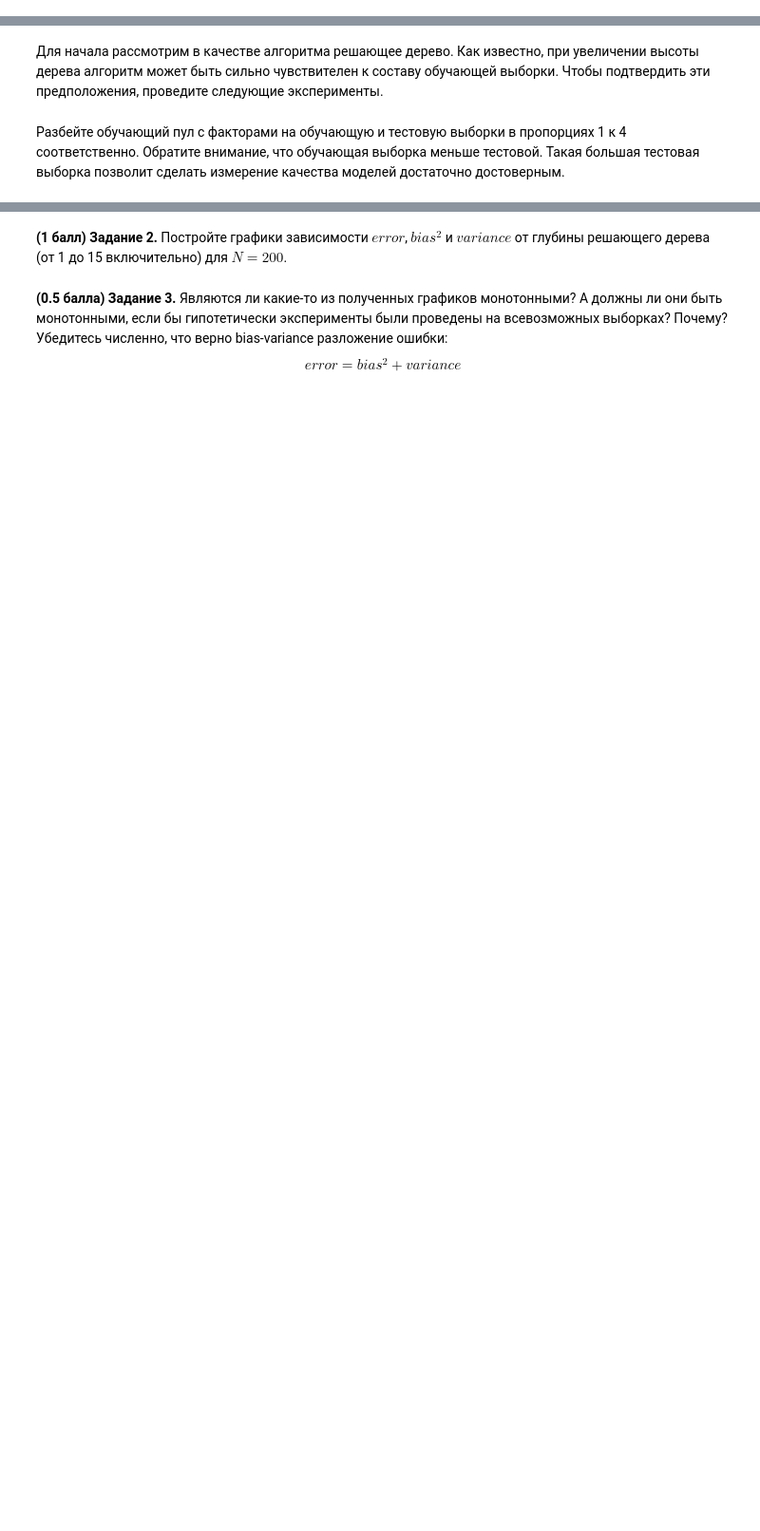
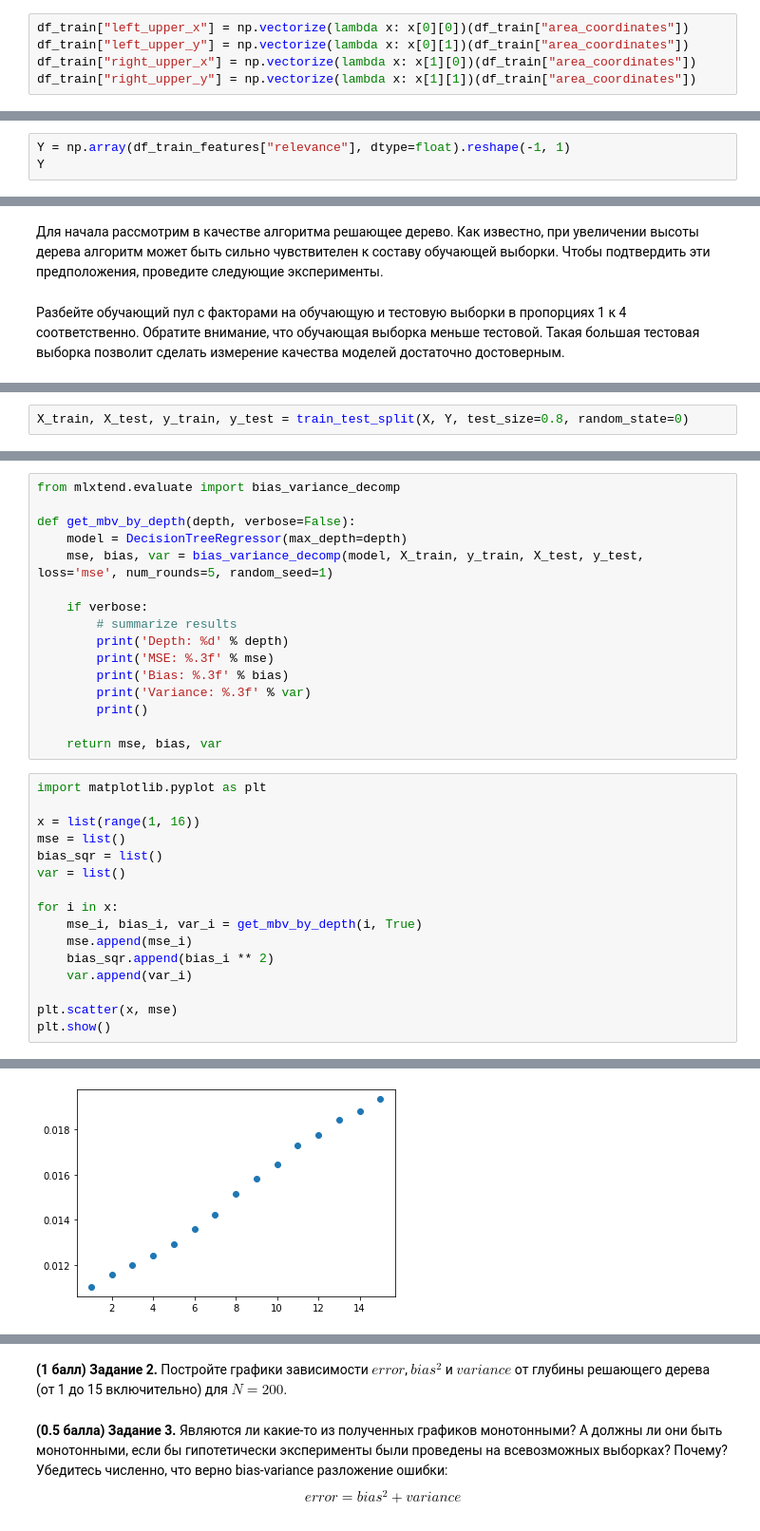
Before and after one commit to Mr-S-Mirzoev/Data-Science, a Jupyter notebook: ML-Tasks/lab03.ipynb, the cells around one changed output, grey strips where cells are left out. Shown at 95% size. Drawn from its saved outputs; the diff is of its cells as text; blank space fills up the shorter version.

Commit message:
Update to dataset, Update to model

```diff
--- a/ML-Tasks/lab03.ipynb
+++ b/ML-Tasks/lab03.ipynb
@@ -506,0 +613,5 @@ df_train_features
+# %%
+df_train["left_upper_x"] = np.vectorize(lambda x: x[0][0])(df_train["area_coordinates"])
+df_train["left_upper_y"] = np.vectorize(lambda x: x[0][1])(df_train["area_coordinates"])
+df_train["right_upper_x"] = np.vectorize(lambda x: x[1][0])(df_train["area_coordinates"])
+df_train["right_upper_y"] = np.vectorize(lambda x: x[1][1])(df_train["area_coordinates"])
@@ -541,0 +741,3 @@ df_test_features
+# %%
+Y = np.array(df_train_features["relevance"], dtype=float).reshape(-1, 1)
+Y
@@ -568,0 +819,2 @@ $$variance = \frac{1}{N}\sum_{i=1}^N MSE(\hat{y}_i, \overline y).$$
+# %%
+X_train, X_test, y_train, y_test = train_test_split(X, Y, test_size=0.8, random_state=0)
@@ -568,0 +858,33 @@ $$variance = \frac{1}{N}\sum_{i=1}^N MSE(\hat{y}_i, \overline y).$$
+# %%
+from mlxtend.evaluate import bias_variance_decomp
+
+def get_mbv_by_depth(depth, verbose=False):
+    model = DecisionTreeRegressor(max_depth=depth)
+    mse, bias, var = bias_variance_decomp(model, X_train, y_train, X_test, y_test, loss='mse', num_rounds=5, random_seed=1)
+
+    if verbose:
+        # summarize results
+        print('Depth: %d' % depth)
+        print('MSE: %.3f' % mse)
+        print('Bias: %.3f' % bias)
+        print('Variance: %.3f' % var)
+        print()
+
+    return mse, bias, var
+# %%
+import matplotlib.pyplot as plt
+
+x = list(range(1, 16))
+mse = list()
+bias_sqr = list()
+var = list()
+
+for i in x:
+    mse_i, bias_i, var_i = get_mbv_by_depth(i, True)
+    mse.append(mse_i)
+    bias_sqr.append(bias_i ** 2)
+    var.append(var_i)
+
+plt.scatter(x, mse)
+plt.show()
+# %% [output]
@@ -568,0 +908 @@ $$variance = \frac{1}{N}\sum_{i=1}^N MSE(\hat{y}_i, \overline y).$$
+[figure, added]
```
Also changed, not shown: parts of 39 cells of this notebook.
